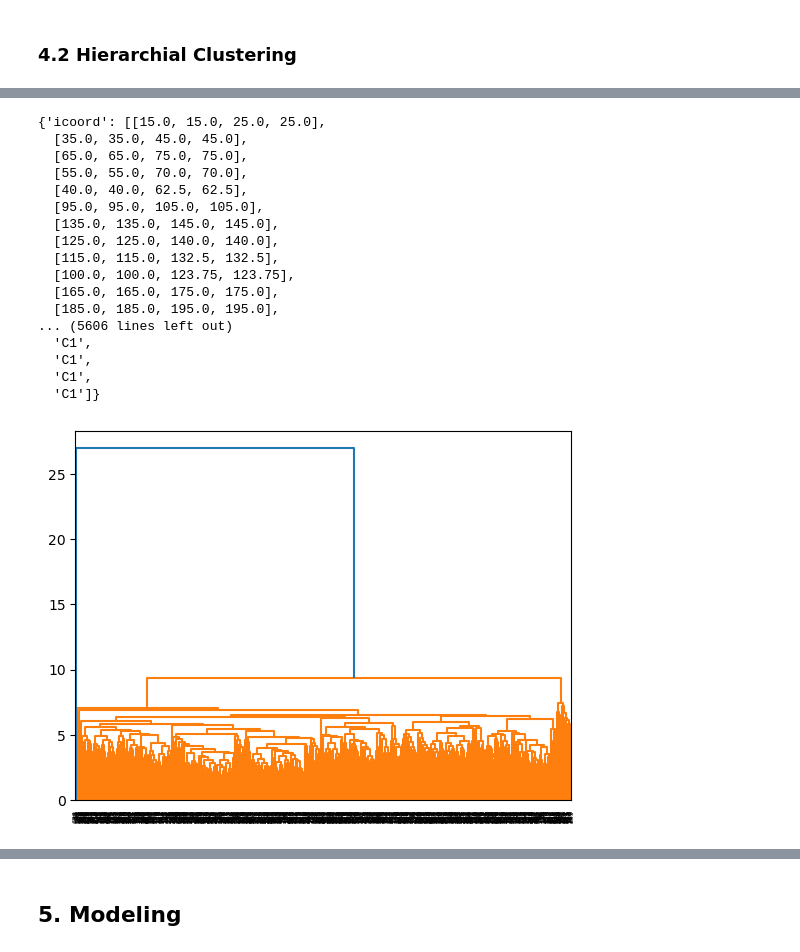
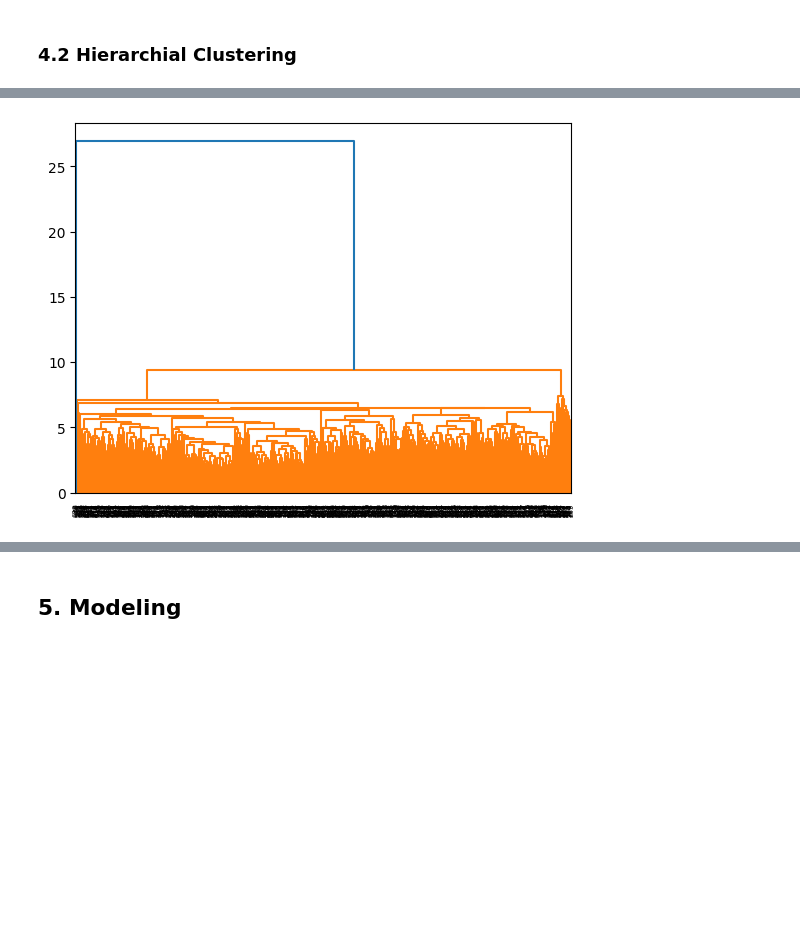
Before and after one commit to katezhang1234/Predict-Airline-Satisfaction, a Jupyter notebook: ML_airline_project.ipynb, the cells around one changed output, grey strips where cells are left out. Cells and saved outputs as stored; diff of their text form; code cells hidden in the pictures; blank space fills up the shorter version.

```diff
--- a/ML_airline_project.ipynb
+++ b/ML_airline_project.ipynb
@@ -618,7 +625,8 @@ print("Ward = ", cophenet(ward, pdist(sampled_dataset))[0])
 # Average =  0.7759370756285814
 # Centroid =  0.7465065951919121
 # Ward =  0.33447270395876133
-
-dendrogram(average)
+plt.figure()
+dn = dendrogram(average)
+plt.show()
 # %% [output]
 (832, 17)
@@ -630,21 +638,4 @@ Ward =  0.33447270395876133
-{'icoord': [[15.0, 15.0, 25.0, 25.0],
-  [35.0, 35.0, 45.0, 45.0],
-  [65.0, 65.0, 75.0, 75.0],
-  [55.0, 55.0, 70.0, 70.0],
-  [40.0, 40.0, 62.5, 62.5],
-  [95.0, 95.0, 105.0, 105.0],
-  [135.0, 135.0, 145.0, 145.0],
-  [125.0, 125.0, 140.0, 140.0],
-  [115.0, 115.0, 132.5, 132.5],
-  [100.0, 100.0, 123.75, 123.75],
-  [165.0, 165.0, 175.0, 175.0],
-  [185.0, 185.0, 195.0, 195.0],
-... (5606 lines left out)
-  'C1',
-  'C1',
-  'C1',
-  'C1']}
-[figure, old version]
+[figure, new version]
 # %% [markdown]
 Output:
 ![image.png](attachment:image.png)
```
Also changed, not shown: parts of 21 cells of this notebook.
